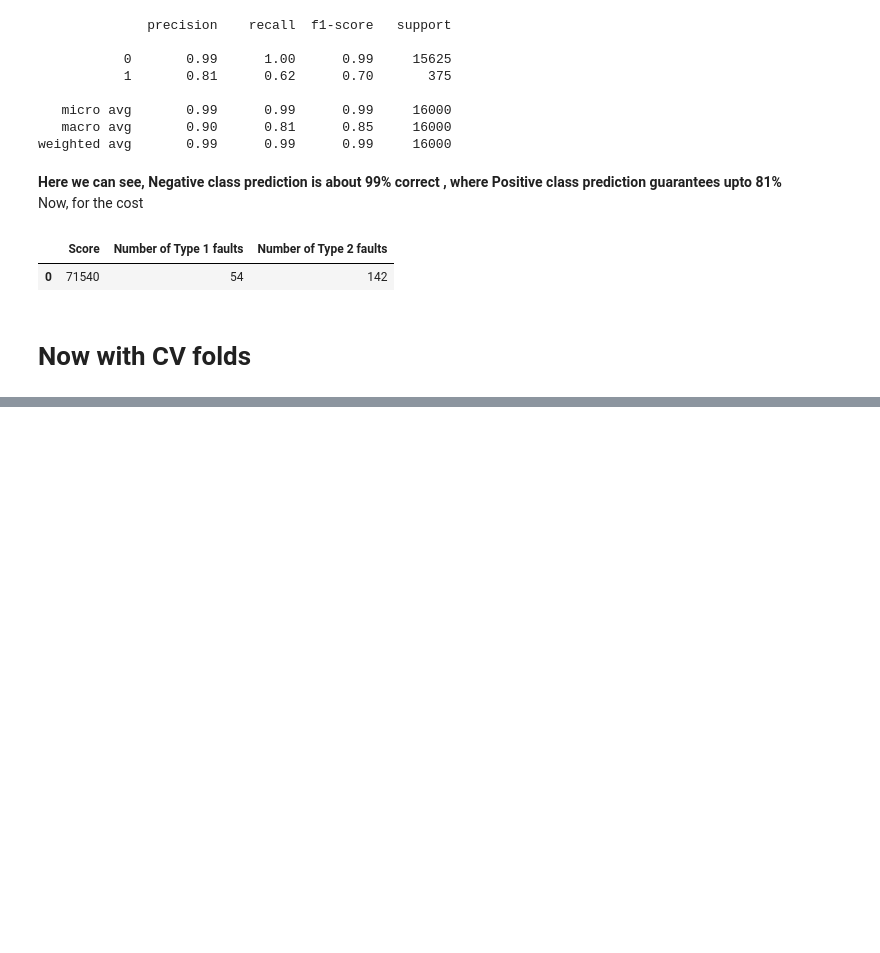
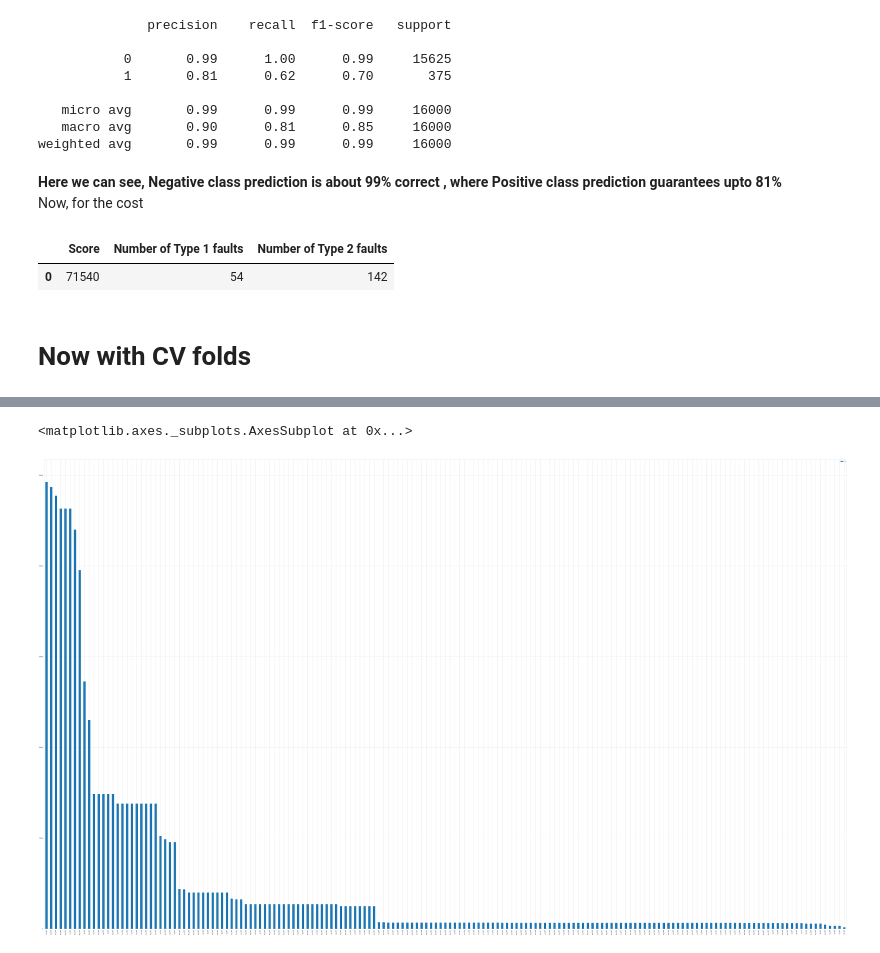
Before and after one commit to masudurHimel/ML---APS-Failure-at-Scania-Trucks-Data-Set, a Jupyter notebook: Codes/Untitled.ipynb, the cells around one changed output, grey strips where cells are left out. Saved outputs shown, nothing was run; the diff lists cells and outputs as text; code cells hidden in the pictures; blank space fills up the shorter version.

```diff
--- a/Codes/Untitled.ipynb
+++ b/Codes/Untitled.ipynb
@@ -124,0 +162,3 @@ pd.DataFrame(values)
+# %%
+missing = training_data.isna().sum().to_frame().sort_values(by=0, ascending = False)
+missing.plot.bar(figsize=(300,50))
@@ -124,0 +189,6 @@ pd.DataFrame(values)
+# %%
+temp = missing[missing[0]>90]
+temp.plot.bar(figsize=(100,60))
+# %% [output]
+<matplotlib.axes._subplots.AxesSubplot at 0x...>
+[figure, added]
```
Also changed, not shown: parts of 6 cells of this notebook, 14 other files.
